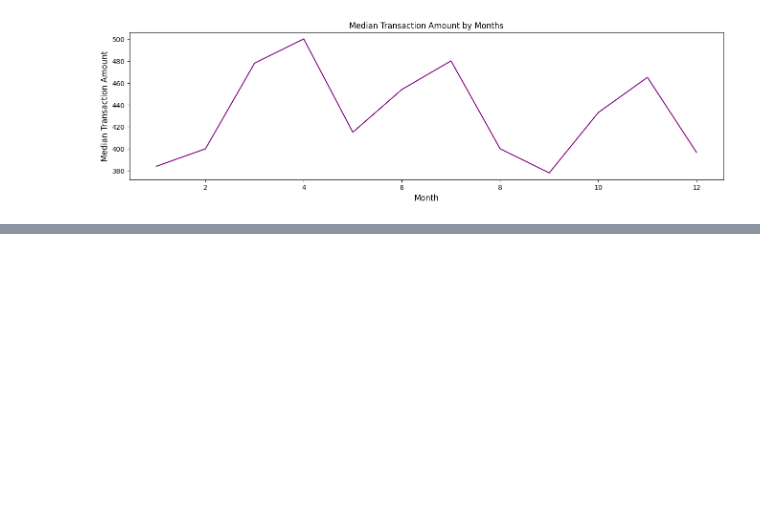
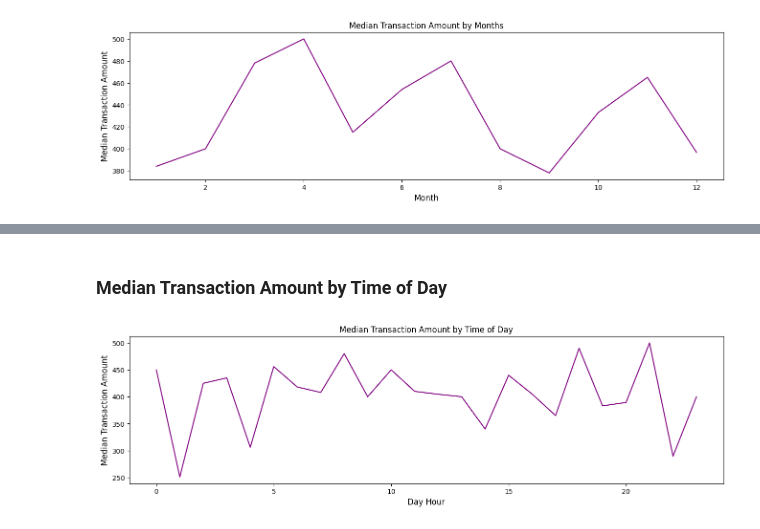
Before and after one commit to manikrishna-m/Bank_Customer_Segmentation, a Jupyter notebook: Customer_Segmentation.ipynb, the cells around one changed output, grey strips where cells are left out. Saved outputs shown, nothing was run; the diff lists cells and outputs as text; code cells hidden in the pictures; blank space fills up the shorter version.

```diff
--- a/Customer_Segmentation.ipynb
+++ b/Customer_Segmentation.ipynb
@@ -412,0 +427,2 @@ plt.show()
+# %%
+bank_clean_2['TransactionTime'] = bank_clean_2['TransactionTime'].apply(lambda x : datetime.utcfromtimestamp(int(x)).strftime('%H:%M:%S'))
@@ -412,0 +438,3 @@ plt.show()
+# %%
+time_split = bank_clean_2['TransactionTime'].str.split(':',expand=True)
+bank_clean_2['TransactionHour'] = time_split[0].astype(int)
@@ -412,0 +450,5 @@ plt.show()
+# %%
+transactions_num_2 = bank_clean_2[['TransactionAmount (INR)','TransactionHour']]
+
+hourly_transactions = transactions_num_2.groupby('TransactionHour').agg(['median','count'])
+hourly_transactions
@@ -412,0 +475,13 @@ plt.show()
+# %% [markdown]
+### Median Transaction Amount by Time of Day
+# %%
+plt.figure(figsize=(16,4))
+hourly_transactions['TransactionAmount (INR)','median'].plot(kind='line', color ="purple")
+plt.title('Median Transaction Amount by Time of Day')
+plt.xlabel('Day Hour', fontsize=12)
+plt.ylabel('Median Transaction Amount', fontsize=12)
+plt.xticks(fontsize=10)
+plt.yticks(fontsize=10)
+plt.show()
+# %% [output]
+[figure, added]
```
Also changed, not shown: parts of 41 cells of this notebook.
